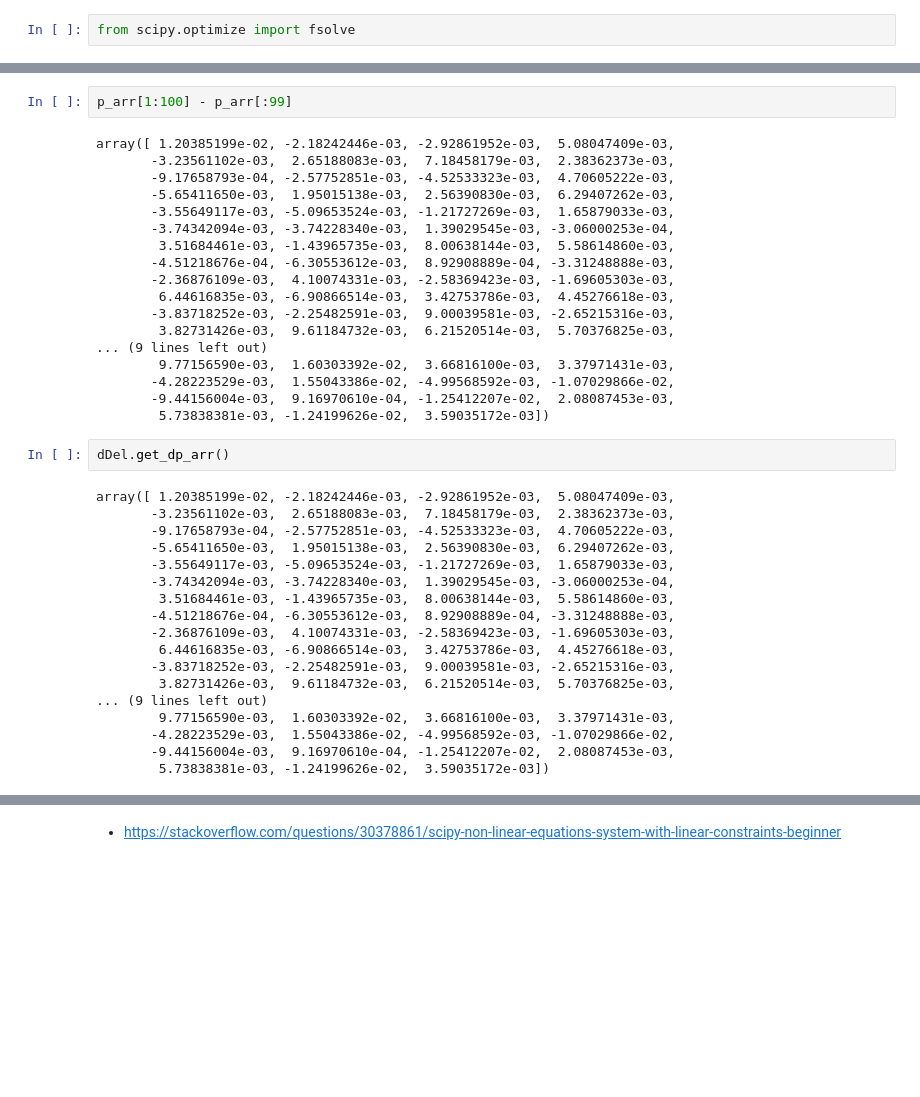
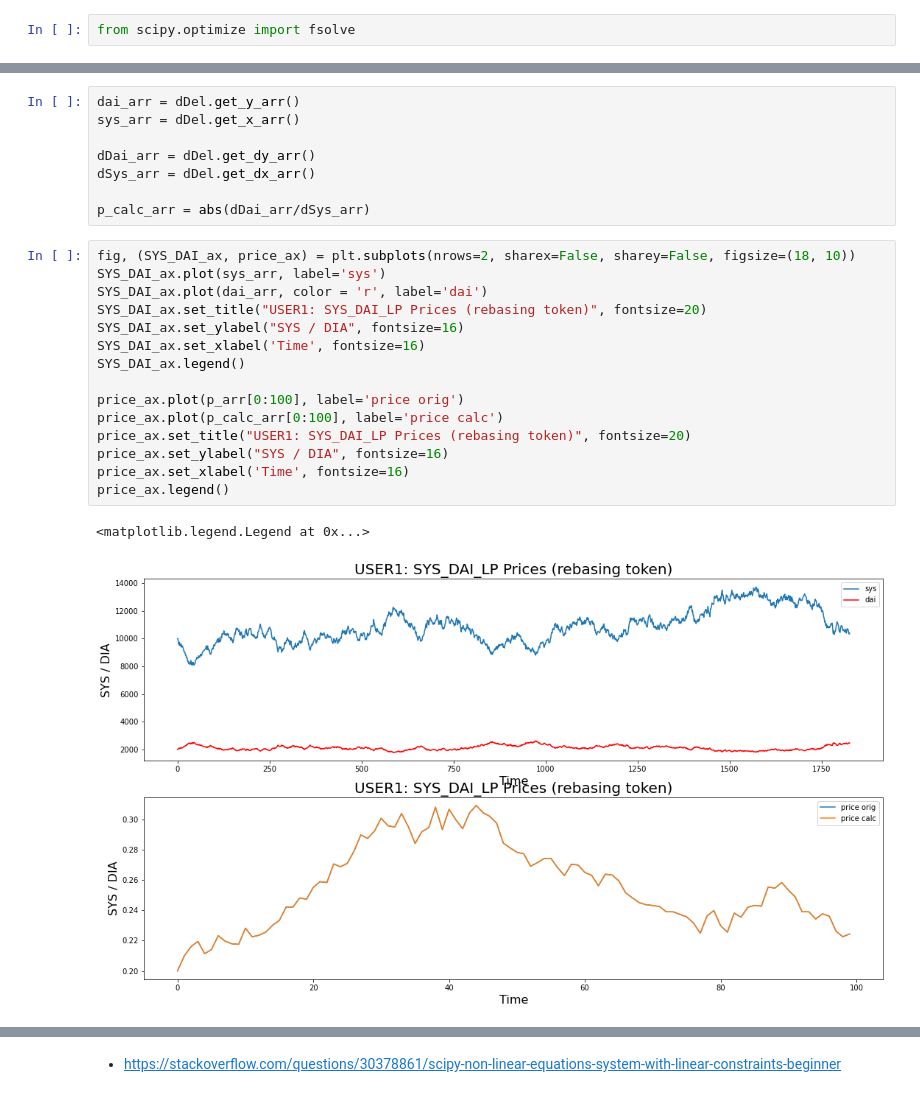
Before and after one commit to icmoore/daosys, a Jupyter notebook: notebooks/research/impermanent_loss/daosys_simulation.ipynb, the cells around one changed output, grey strips where cells are left out. Drawn from its saved outputs; the diff is of its cells as text; blank space fills up the shorter version.

```diff
--- a/notebooks/research/impermanent_loss/daosys_simulation.ipynb
+++ b/notebooks/research/impermanent_loss/daosys_simulation.ipynb
@@ -555,40 +481,26 @@ prev: 0.26294 calc: 0.26653
-# %%
-p_arr[1:100] - p_arr[:99]
-# %% [output]
-array([ 1.20385199e-02, -2.18242446e-03, -2.92861952e-03,  5.08047409e-03,
-       -3.23561102e-03,  2.65188083e-03,  7.18458179e-03,  2.38362373e-03,
-       -9.17658793e-04, -2.57752851e-03, -4.52533323e-03,  4.70605222e-03,
-       -5.65411650e-03,  1.95015138e-03,  2.56390830e-03,  6.29407262e-03,
-       -3.55649117e-03, -5.09653524e-03, -1.21727269e-03,  1.65879033e-03,
-       -3.74342094e-03, -3.74228340e-03,  1.39029545e-03, -3.06000253e-04,
-        3.51684461e-03, -1.43965735e-03,  8.00638144e-03,  5.58614860e-03,
-       -4.51218676e-04, -6.30553612e-03,  8.92908889e-04, -3.31248888e-03,
-       -2.36876109e-03,  4.10074331e-03, -2.58369423e-03, -1.69605303e-03,
-        6.44616835e-03, -6.90866514e-03,  3.42753786e-03,  4.45276618e-03,
-       -3.83718252e-03, -2.25482591e-03,  9.00039581e-03, -2.65215316e-03,
-        3.82731426e-03,  9.61184732e-03,  6.21520514e-03,  5.70376825e-03,
-... (9 lines left out)
-        9.77156590e-03,  1.60303392e-02,  3.66816100e-03,  3.37971431e-03,
-       -4.28223529e-03,  1.55043386e-02, -4.99568592e-03, -1.07029866e-02,
-       -9.44156004e-03,  9.16970610e-04, -1.25412207e-02,  2.08087453e-03,
-        5.73838381e-03, -1.24199626e-02,  3.59035172e-03])
+# %%
+dai_arr = dDel.get_y_arr()
+sys_arr = dDel.get_x_arr()
+
+dDai_arr = dDel.get_dy_arr()
+dSys_arr = dDel.get_dx_arr()
+
+p_calc_arr = abs(dDai_arr/dSys_arr)
 # %%
-dDel.get_dp_arr()
+fig, (SYS_DAI_ax, price_ax) = plt.subplots(nrows=2, sharex=False, sharey=False, figsize=(18, 10))
+SYS_DAI_ax.plot(sys_arr, label='sys')
+SYS_DAI_ax.plot(dai_arr, color = 'r', label='dai')
+SYS_DAI_ax.set_title("USER1: SYS_DAI_LP Prices (rebasing token)", fontsize=20)
+SYS_DAI_ax.set_ylabel("SYS / DIA", fontsize=16)
+SYS_DAI_ax.set_xlabel('Time', fontsize=16)
+SYS_DAI_ax.legend()
+
+price_ax.plot(p_arr[0:100], label='price orig')
+price_ax.plot(p_calc_arr[0:100], label='price calc')
+price_ax.set_title("USER1: SYS_DAI_LP Prices (rebasing token)", fontsize=20)
+price_ax.set_ylabel("SYS / DIA", fontsize=16)
+price_ax.set_xlabel('Time', fontsize=16)
+price_ax.legend()
 # %% [output]
-array([ 1.20385199e-02, -2.18242446e-03, -2.92861952e-03,  5.08047409e-03,
-       -3.23561102e-03,  2.65188083e-03,  7.18458179e-03,  2.38362373e-03,
-       -9.17658793e-04, -2.57752851e-03, -4.52533323e-03,  4.70605222e-03,
-       -5.65411650e-03,  1.95015138e-03,  2.56390830e-03,  6.29407262e-03,
-       -3.55649117e-03, -5.09653524e-03, -1.21727269e-03,  1.65879033e-03,
-       -3.74342094e-03, -3.74228340e-03,  1.39029545e-03, -3.06000253e-04,
-        3.51684461e-03, -1.43965735e-03,  8.00638144e-03,  5.58614860e-03,
-       -4.51218676e-04, -6.30553612e-03,  8.92908889e-04, -3.31248888e-03,
-       -2.36876109e-03,  4.10074331e-03, -2.58369423e-03, -1.69605303e-03,
-        6.44616835e-03, -6.90866514e-03,  3.42753786e-03,  4.45276618e-03,
-       -3.83718252e-03, -2.25482591e-03,  9.00039581e-03, -2.65215316e-03,
-        3.82731426e-03,  9.61184732e-03,  6.21520514e-03,  5.70376825e-03,
-... (9 lines left out)
-        9.77156590e-03,  1.60303392e-02,  3.66816100e-03,  3.37971431e-03,
-       -4.28223529e-03,  1.55043386e-02, -4.99568592e-03, -1.07029866e-02,
-       -9.44156004e-03,  9.16970610e-04, -1.25412207e-02,  2.08087453e-03,
-        5.73838381e-03, -1.24199626e-02,  3.59035172e-03])
+<matplotlib.legend.Legend at 0x...>
+[figure, added]
```
Also changed, not shown: parts of 31 cells of this notebook.
